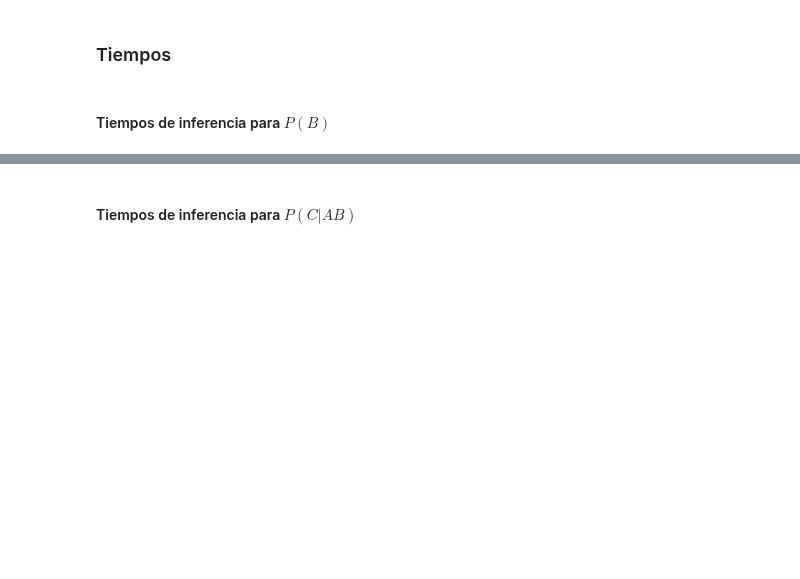
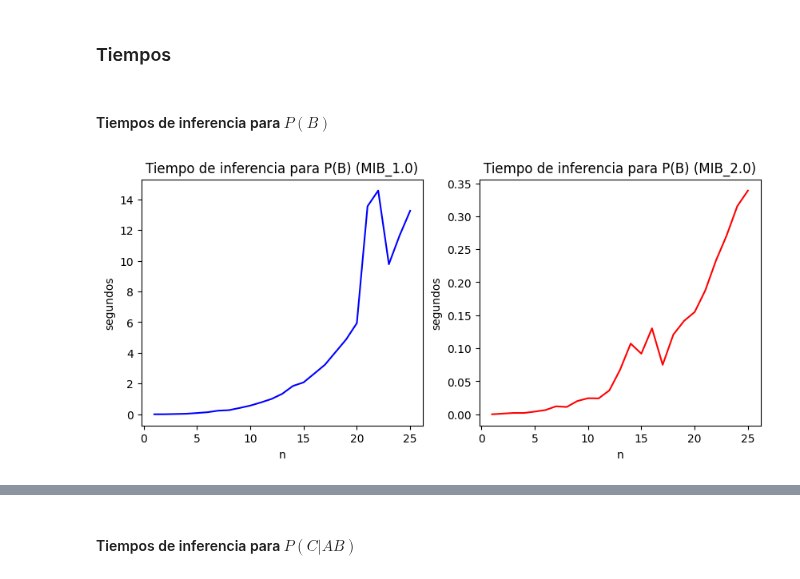
Before and after one commit to robertorys/Tesis, a Jupyter notebook: Test_mib_v2_3_1.ipynb, the cells around one changed output, grey strips where cells are left out. Drawn from its saved outputs; the diff is of its cells as text; code cells hidden in the pictures; blank space fills up the shorter version.

```diff
--- a/Test_mib_v2_3_1.ipynb
+++ b/Test_mib_v2_3_1.ipynb
@@ -33,14 +33,14 @@ $P(A)$, $P(B|A)$ y $P(C|AB)$ serán distribuciones uniformes.
 # %% [markdown]
 ### MIB1.0
 # %%
-n = 10
+n = 30
 timesM1 = []
 memoryM1 = []
 
 timesC1 = []
 memoryC1 = []
 
-for i in range(n):
+for i in range(21,22):
     Events = [x for x in range(i+1)]
     # Varaibles
     A = mb1.Var('A',Events)
@@ -100,7 +114,7 @@ for i in range(n):
 # %% [markdown]
 ### MIB2.0
 # %%
-n = 10
+n = 25
 timesM = []
 memoryM = []
 
@@ -116,19 +130,19 @@ for i in range(n):
     dC_AB = {}
     value = 1 / (i+1)
     for x in range(i+1):
-        dA[x] = value
+        dA[(x,)] = value
         dB_A[(x,)] = {}
         for y in range(i+1):
-            dB_A[(x,)][y] = value
+            dB_A[(x,)][(y,)] = value
             dC_AB[(x,y)] = {}
             for z in range(i+1):
-                dC_AB[(x,y)][z] = value
+                dC_AB[(x,y)][(z,)] = value
 
     # Variables para el motor de inferencia.
     A = mb.Var('A', Events)
     PA = mb.Distrib(dA, (A.getName(),))
     B = mb.Var('B', Events)
-    PB_A = mb.CondDistrib(dB_A, (B.getName(),), (A.getName()))
+    PB_A = mb.CondDistrib(dB_A, (B.getName(),), (A.getName(),))
     C = mb.Var('C', Events)
     PC_AB = mb.CondDistrib(dC_AB, (C.getName(),), (A.getName(),B.getName()))
 
@@ -175,21 +189,24 @@ for i in range(n):
 # %%
 xn = [i+1 for i in range(n)]
 fig, ax = plt.subplots(1, 2)
+fig.set_size_inches(10,4)
 # fig.set_size_inches(15,5)
 # MIB_1.0
-ax[0].plot(xn, timesM1, color='b',label = 'MIB_1.0')
+ax[0].plot(xn, timesM1[:len(timesM1)-1], color='b',label = 'MIB_1.0')
 ax[0].set_title("Tiempo de inferencia para P(B) (MIB_1.0)")
 ax[0].set_xlabel("n")
 ax[0].set_ylabel("segundos")
 
 # MIB_2.0
 ax[1].plot(xn, timesM, color='r',label = 'MIB_2.0')
 ax[1].set_title("Tiempo de inferencia para P(B) (MIB_2.0)")
 ax[1].set_xlabel("n")
 ax[1].set_ylabel("segundos")
 
 # Mostrar las gráficas
 plt.show()
+# %% [output]
+[figure, added]
 # %%
 fig, ax = plt.subplots()
 
```
Also changed, not shown: parts of 10 cells of this notebook, 11 other files.
